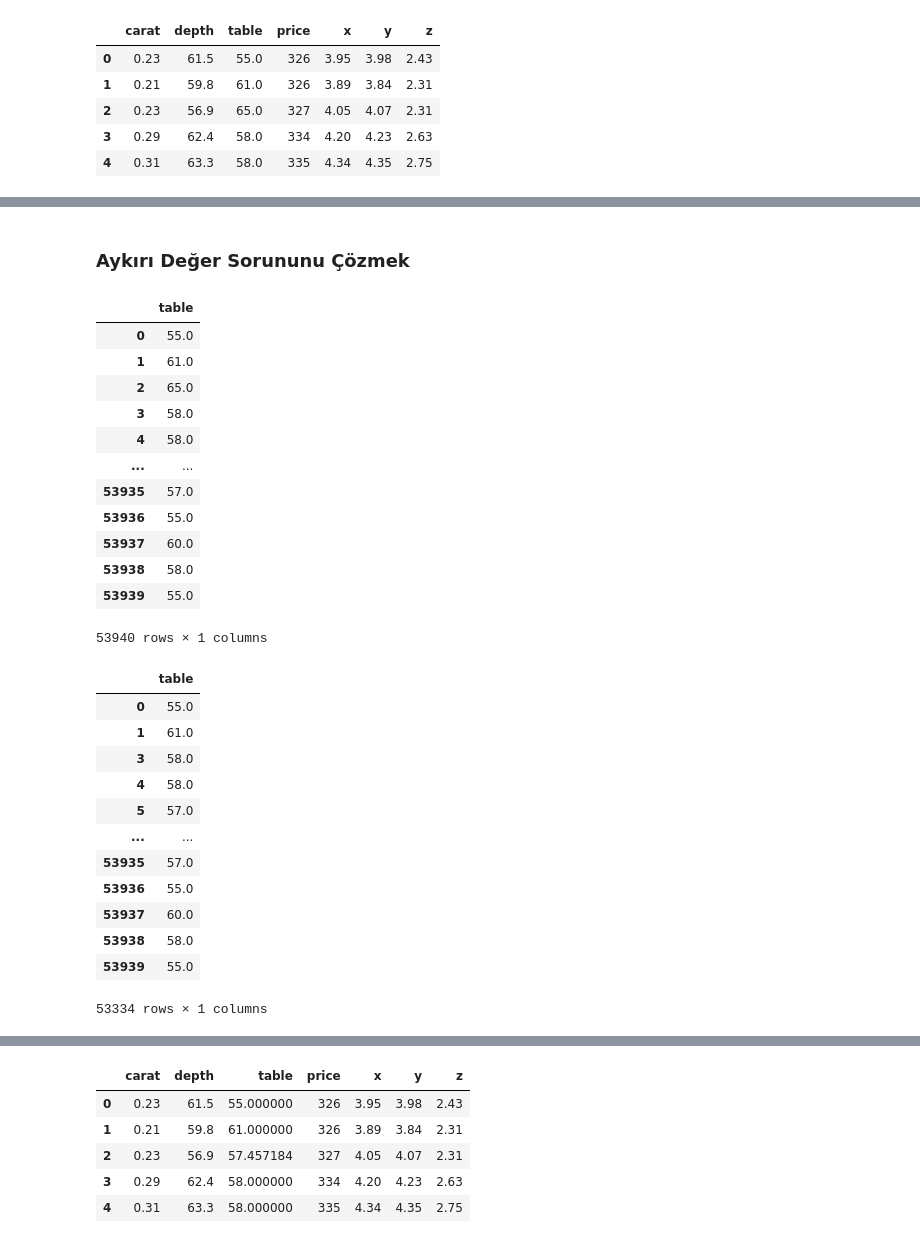
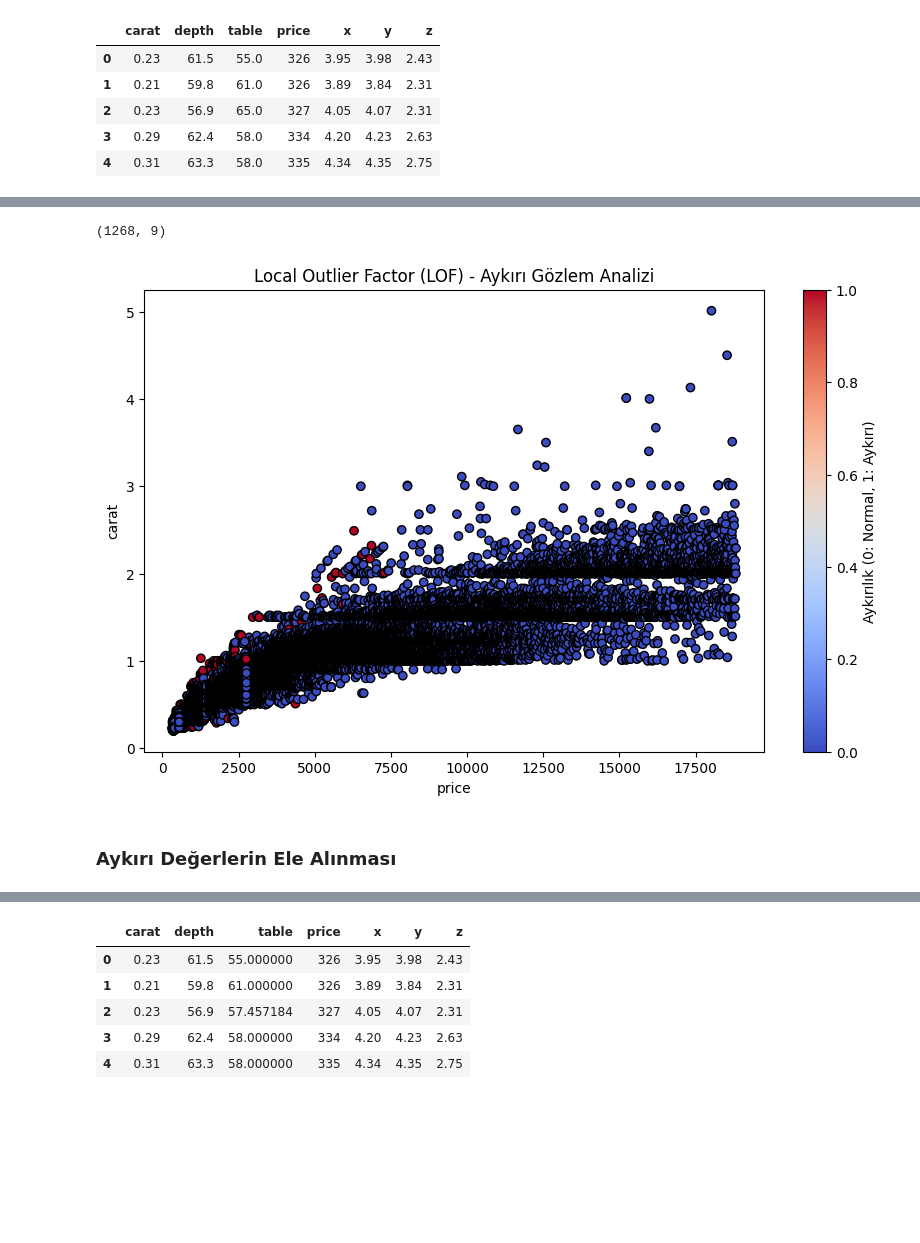
Before and after one commit to buraktopalyn/veri_analizi, a Jupyter notebook: veri_on_isleme.ipynb, the cells around one changed output, grey strips where cells are left out. Saved outputs shown, nothing was run; the diff lists cells and outputs as text; code cells hidden in the pictures; blank space fills up the shorter version.

```diff
--- a/veri_on_isleme.ipynb
+++ b/veri_on_isleme.ipynb
@@ -79,34 +104,32 @@ Name: table, Length: 589, dtype: float64
+# %%
+# LOF modelini ile aykırı değer tespiti yapma: bütün sütunları aynı anda değerlendirerek aykırı gözlem analizi yapar
+
+# LOF, bir gözlemin yerel yoğunluğunu diğer komşu gözlemlerle karşılaştırarak, o gözlemin aykırı olup olmadığını değerlendirir.
+# Yerel yoğunluk, bir veri noktasının yakınındaki veri yoğunluğuna dayanır;
+# bu nedenle LOF, özellikle yoğunluk değişimlerinin olduğu veri kümelerinde başarılıdır.
+
+
+lof = LocalOutlierFactor(n_neighbors=20, metric="euclidean")
+
+lof_df = df.copy()
+
+# Aykırılık skorlarının hesaplanması
+lof_df['LOF_Score'] = lof.fit_predict(lof_df)
+lof_df['Outlier'] = lof_df['LOF_Score'] == -1  # LOF aykırı gözlemler için -1, olmayanlar için 1 döner
+# %%
+lof_df[lof_df['LOF_Score'] == -1].shape
+# %% [output]
+(1268, 9)
+# %%
+# Görselleştirme
+plt.figure(figsize=(10, 6))
+plt.scatter(lof_df['price'], lof_df['carat'], c=lof_df['Outlier'], cmap='coolwarm', edgecolor='k')
+plt.title("Local Outlier Factor (LOF) - Aykırı Gözlem Analizi")
+plt.xlabel("price")
+plt.ylabel("carat")
+plt.colorbar(label="Aykırılık (0: Normal, 1: Aykırı)")
+plt.show()
+# %% [output]
+[figure, added]
 # %% [markdown]
-### Aykırı Değer Sorununu Çözmek
+### Aykırı Değerlerin Ele Alınması
-# %%
-df[["table"]]
-# %% [output]
-|  | table |
-| 0 | 55.0 |
-| 1 | 61.0 |
-| 2 | 65.0 |
-| 3 | 58.0 |
-| 4 | 58.0 |
-| ... | ... |
-| 53935 | 57.0 |
-| 53936 | 55.0 |
-| 53937 | 60.0 |
-| 53938 | 58.0 |
-| 53939 | 55.0 |
-53940 rows × 1 columns
-# %%
-df[["table"]][((df.table > alt_sinir) & (df.table < ust_sinir))] # aykırı gözlemleri çıkardık
-# %% [output]
-|  | table |
-| 0 | 55.0 |
-| 1 | 61.0 |
-| 3 | 58.0 |
-| 4 | 58.0 |
-| 5 | 57.0 |
-| ... | ... |
-| 53935 | 57.0 |
-| 53936 | 55.0 |
-| 53937 | 60.0 |
-| 53938 | 58.0 |
-| 53939 | 55.0 |
-53334 rows × 1 columns
```
Also changed, not shown: parts of 24 cells of this notebook.
